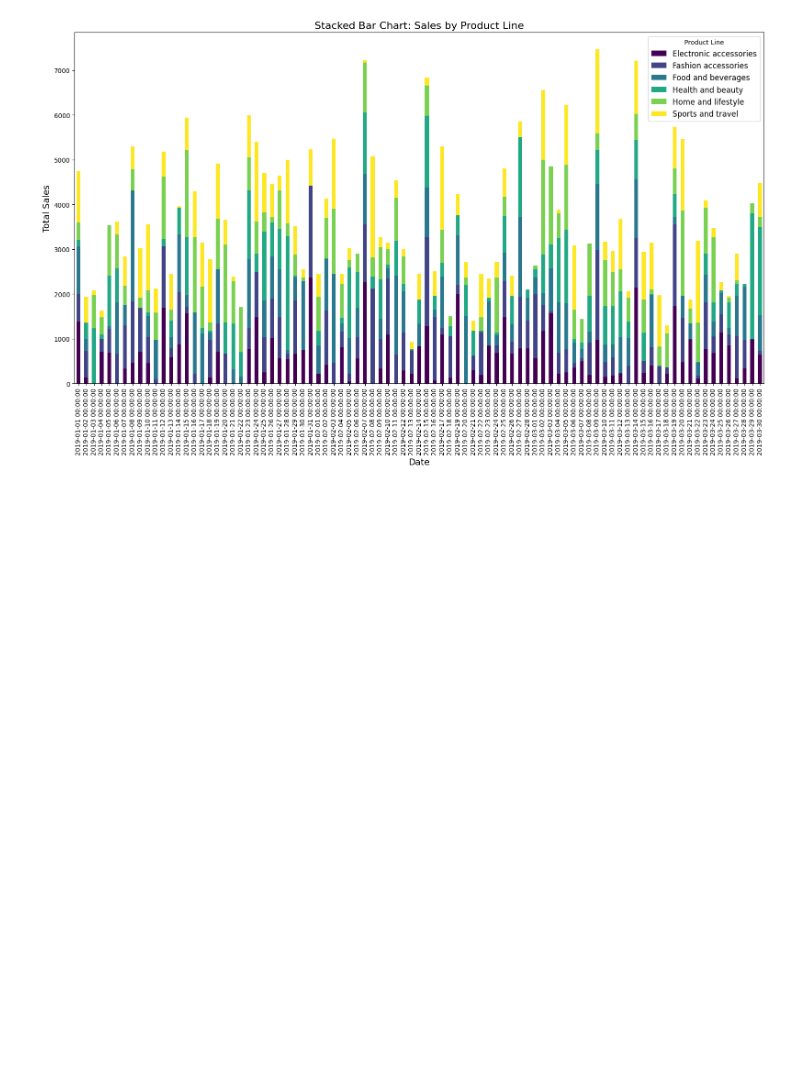
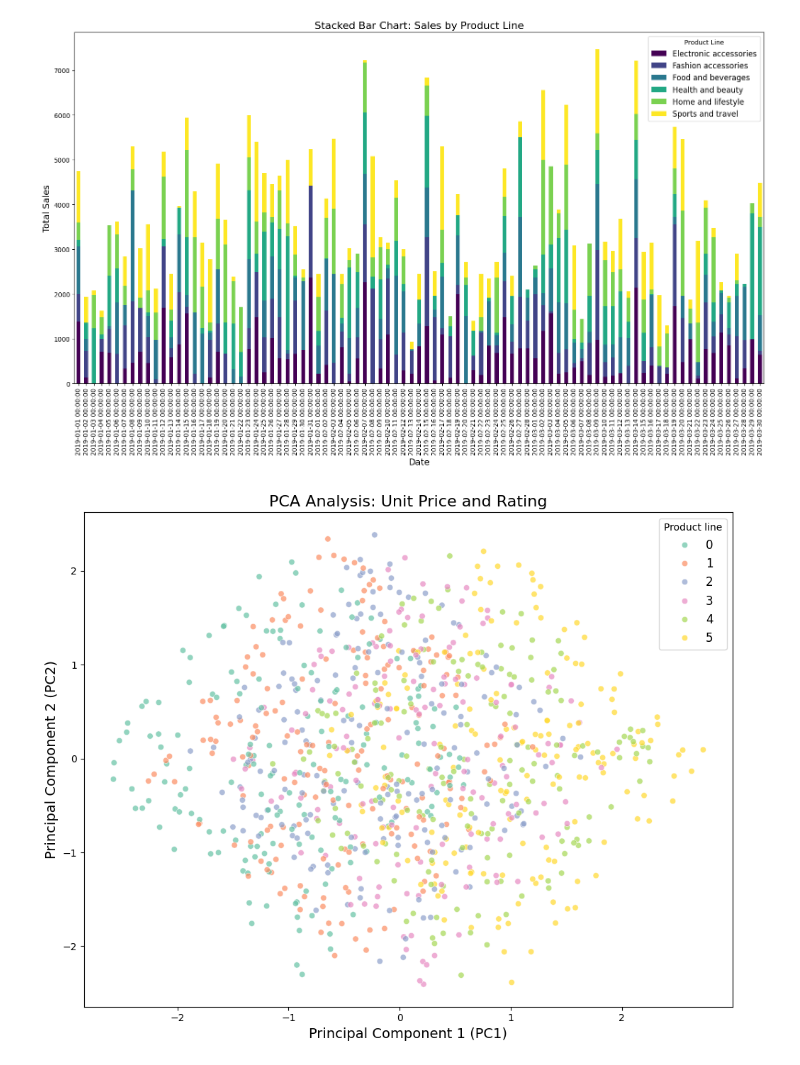
Before and after one commit to jaunty0216/ForSophomoreCourse, a Jupyter notebook: 第六週_lorem.ipynb, the cells around one changed output. Saved outputs shown, nothing was run; the diff lists cells and outputs as text; code cells hidden in the pictures; blank space fills up the shorter version.

```diff
--- a/第六週_lorem.ipynb
+++ b/第六週_lorem.ipynb
@@ -89,3 +89,42 @@ plt.show()
 # %% [output]
 <Figure size 1200x800 with 0 Axes>
 [figure]
+# %%
+import pandas as pd
+import matplotlib.pyplot as plt
+from sklearn.decomposition import PCA
+from sklearn.preprocessing import StandardScaler
+import seaborn as sns
+
+# 讀取資料
+data = pd.read_csv("DataOfSupermarket.csv")
+
+# 提取需要的欄位並去除遺漏值
+filtered_data = data[['Unit price', 'Rating', 'Product line']].dropna()
+
+# 將 Product line 編碼為數值 (因為 PCA 無法直接處理文字資料)
+filtered_data['Product line'] = filtered_data['Product line'].astype('category').cat.codes
+
+# 標準化數據
+scaler = StandardScaler()
+scaled_data = scaler.fit_transform(filtered_data[['Unit price', 'Rating', 'Product line']])
+
+# 執行 PCA
+pca = PCA(n_components=2)
+principal_components = pca.fit_transform(scaled_data)
+pca_df = pd.DataFrame(data=principal_components, columns=['PC1', 'PC2'])
+
+# 將 PCA 結果與原始資料整合
+pca_df['Product line'] = filtered_data['Product line']
+
+# 繪製 PCA 結果，顯示 Unit price 與 Rating 的關係
+plt.figure(figsize=(10, 8))
+sns.scatterplot(x=pca_df['PC1'], y=pca_df['PC2'], hue=pca_df['Product line'], palette="Set2", alpha=0.7)
+plt.title('PCA Analysis: Unit Price and Rating', fontsize=16)
+plt.xlabel('Principal Component 1 (PC1)', fontsize=14)
+plt.ylabel('Principal Component 2 (PC2)', fontsize=14)
+plt.legend(title="Product line", fontsize=12)
+plt.tight_layout()
+plt.show()
+# %% [output]
+[figure, added]
```
